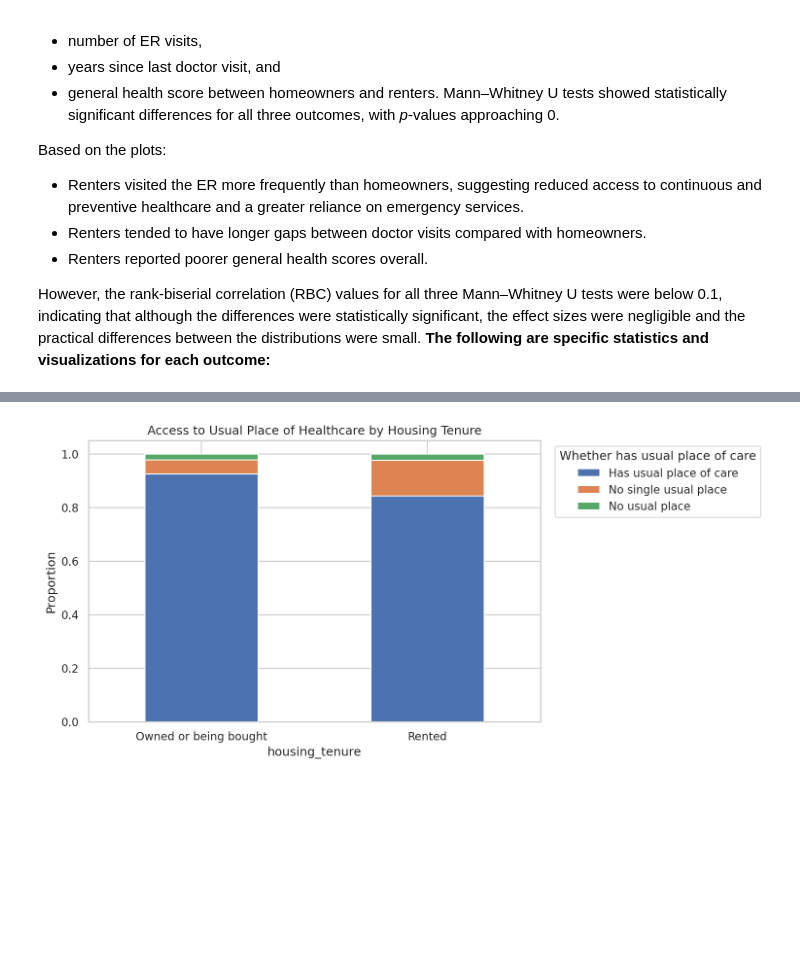
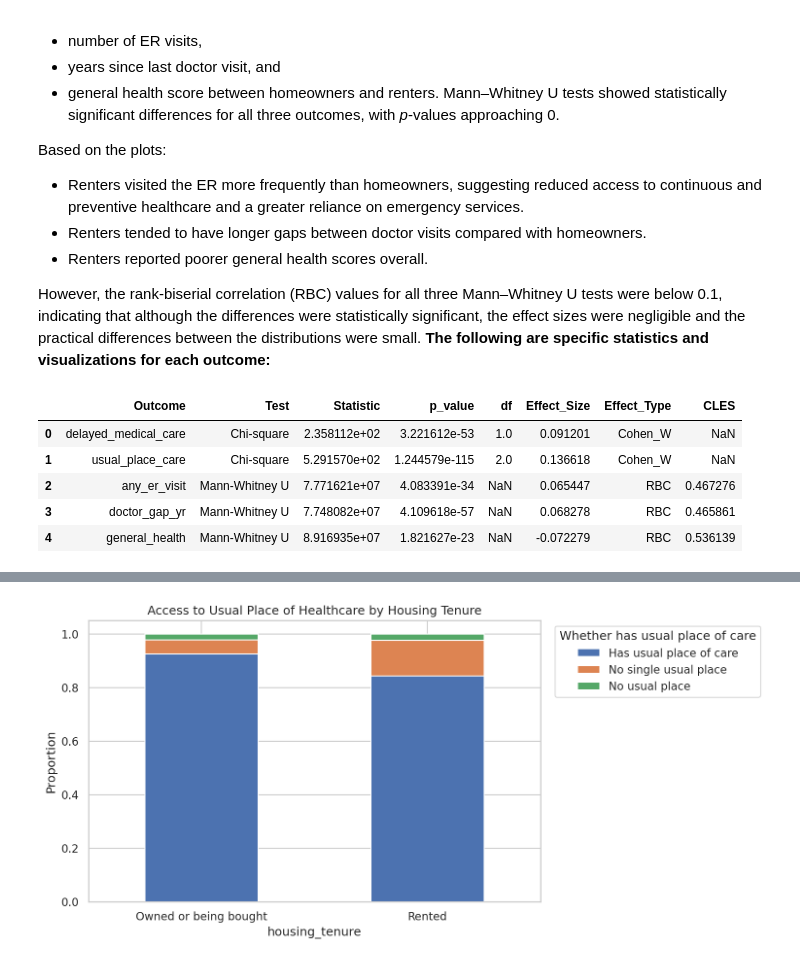
Before and after one commit to COGS108/Group-SP26-079, a Jupyter notebook: 03-FinalProject.ipynb, the cells around one changed output, grey strips where cells are left out. Drawn from its saved outputs; the diff is of its cells as text; code cells hidden in the pictures; blank space fills up the shorter version.

```diff
--- a/03-FinalProject.ipynb
+++ b/03-FinalProject.ipynb
@@ -215,3 +215,16 @@ Based on the plots:
 - Renters reported poorer general health scores overall.
 
 However, the rank-biserial correlation (RBC) values for all three Mann–Whitney U tests were below 0.1, indicating that although the differences were statistically significant, the effect sizes were negligible and the practical differences between the distributions were small. __The following are specific statistics and visualizations for each outcome:__
+# %%
+print("Housing Tenure")
+tenure_df = pd.read_csv(
+    "results/eda_tables/housing_tenure_statistics.csv"
+)
+tenure_df
+# %% [output]
+|  | Outcome | Test | Statistic | p_value | df | Effect_Size | Effect_Type | CLES |
+| 0 | delayed_medical_care | Chi-square | 2.358112e+02 | 3.221612e-53 | 1.0 | 0.091201 | Cohen_W | NaN |
+| 1 | usual_place_care | Chi-square | 5.291570e+02 | 1.244579e-115 | 2.0 | 0.136618 | Cohen_W | NaN |
+| 2 | any_er_visit | Mann-Whitney U | 7.771621e+07 | 4.083391e-34 | NaN | 0.065447 | RBC | 0.467276 |
+| 3 | doctor_gap_yr | Mann-Whitney U | 7.748082e+07 | 4.109618e-57 | NaN | 0.068278 | RBC | 0.465861 |
+| 4 | general_health | Mann-Whitney U | 8.916935e+07 | 1.821627e-23 | NaN | -0.072279 | RBC | 0.536139 |
```
Also changed, not shown: parts of 12 cells of this notebook.
